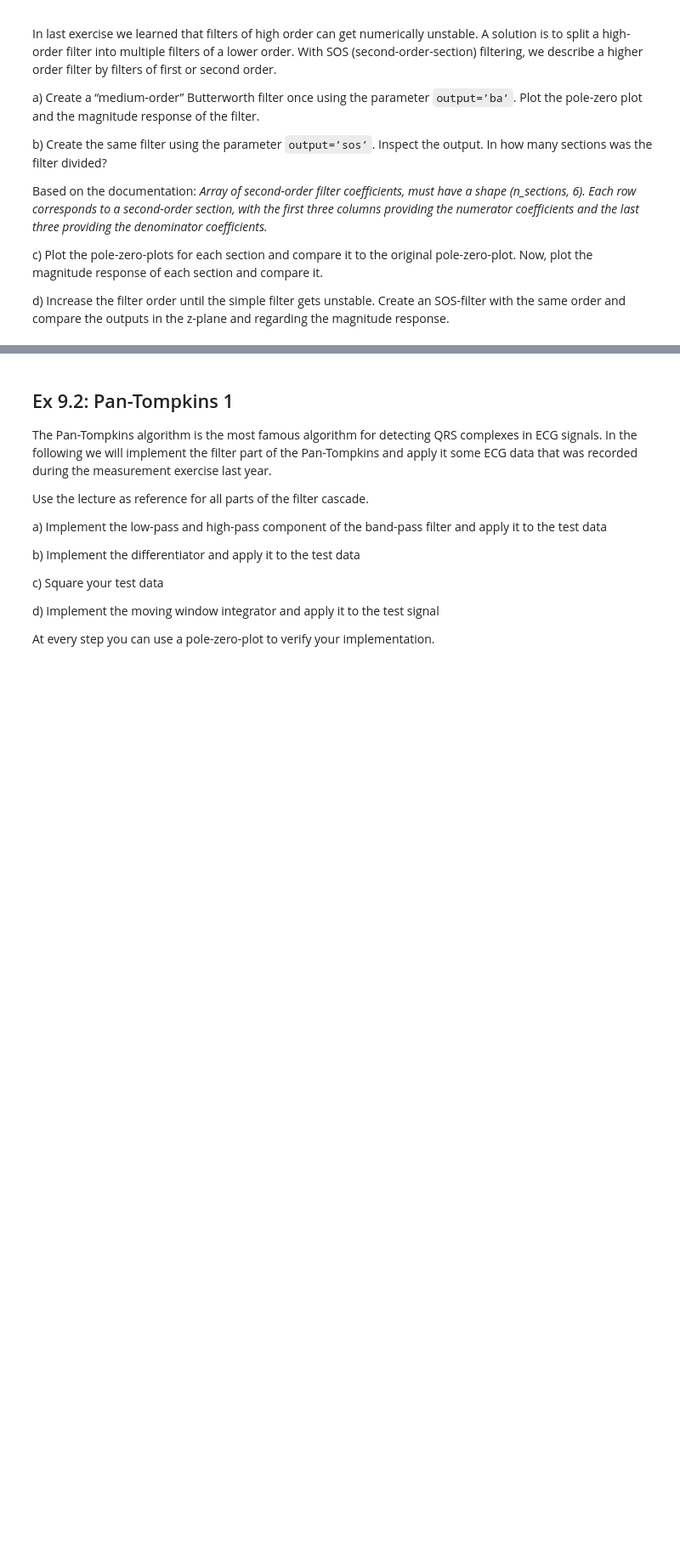
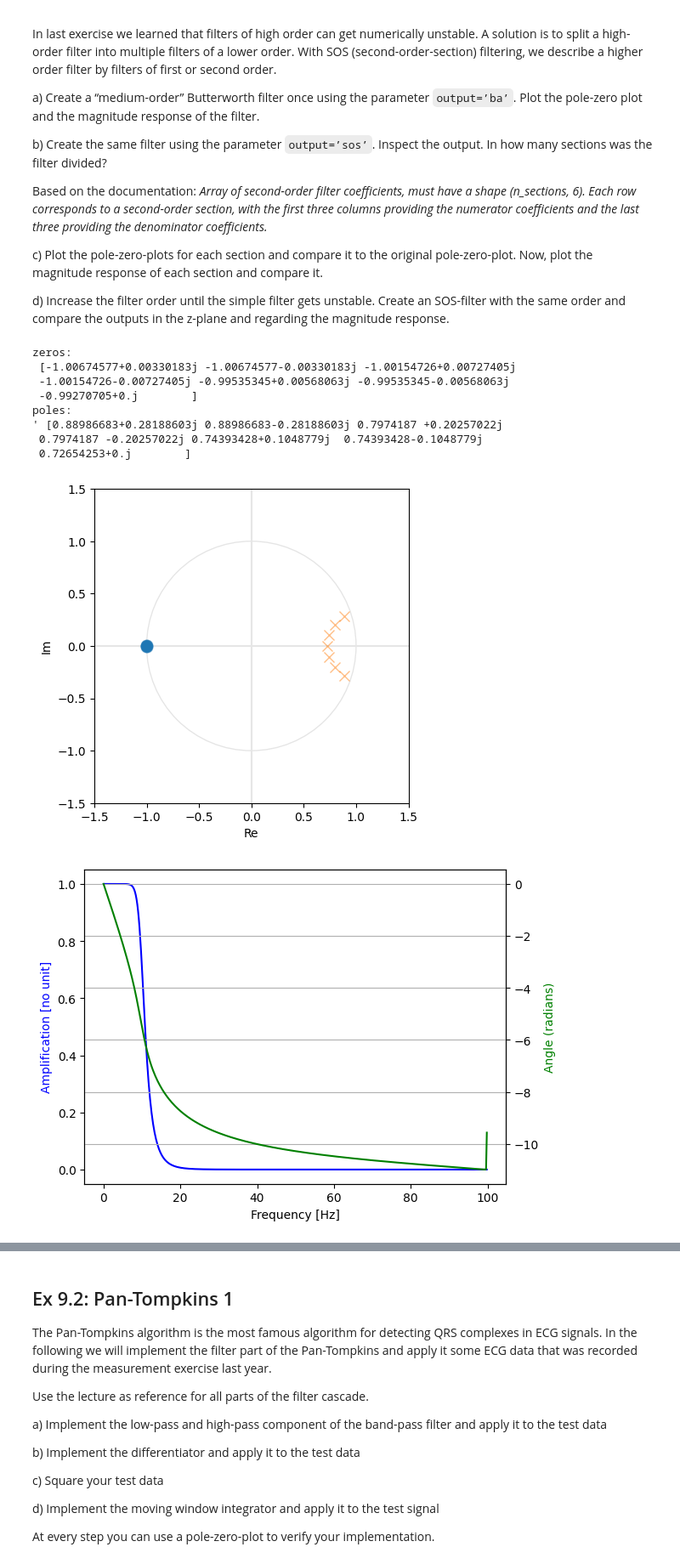
Before and after one commit to annika-kleierl/exercise-9-template, a Jupyter notebook: exercise-09.ipynb, the cells around one changed output, grey strips where cells are left out. Shown at 85% size. Drawn from its saved outputs; the diff is of its cells as text; code cells hidden in the pictures; blank space fills up the shorter version.

```diff
--- a/exercise-09.ipynb
+++ b/exercise-09.ipynb
@@ -146,18 +148,32 @@ d) Increase the filter order until the simple filter gets unstable. Create an SO
 # %%
 from scipy import signal
 
 N = 7
 Wn = 10  # Hz
 sampling_rate = 200  # Hz
 
 # Create a butterworth filter using the `ba` output. Name the filter coefficients as 'b' and 'a'.
 
 # YOUR CODE HERE
-raise NotImplementedError()
+b,a = signal.butter(N, Wn,'low', fs = sampling_rate, output = 'ba', analog = False,  )
+#raise NotImplementedError()
 
 # Plot the Pole-zero plot and the magnitude response
 # YOUR CODE HERE
-raise NotImplementedError()
+pole_zero_plot(b,a)
+plot_freq_response(b,a,sampling_rate = sampling_rate, log_y=False)#
+#raise NotImplementedError()
+# %% [output]
+zeros:
+ [-1.00674577+0.00330183j -1.00674577-0.00330183j -1.00154726+0.00727405j
+ -1.00154726-0.00727405j -0.99535345+0.00568063j -0.99535345-0.00568063j
+ -0.99270705+0.j        ]
+poles:
+' [0.88986683+0.28188603j 0.88986683-0.28188603j 0.7974187 +0.20257022j
+ 0.7974187 -0.20257022j 0.74393428+0.1048779j  0.74393428-0.1048779j
+ 0.72654253+0.j        ]
+[figure, added]
+[figure, added]
 # %%
 
 assert abs(sum(b[0:3] - [1.22964989e-06, 8.60754921e-06, 2.58226476e-05])) < 1e-3, 'The first three coefficients are wrong.'
```
Also changed, not shown: parts of 19 cells of this notebook.
